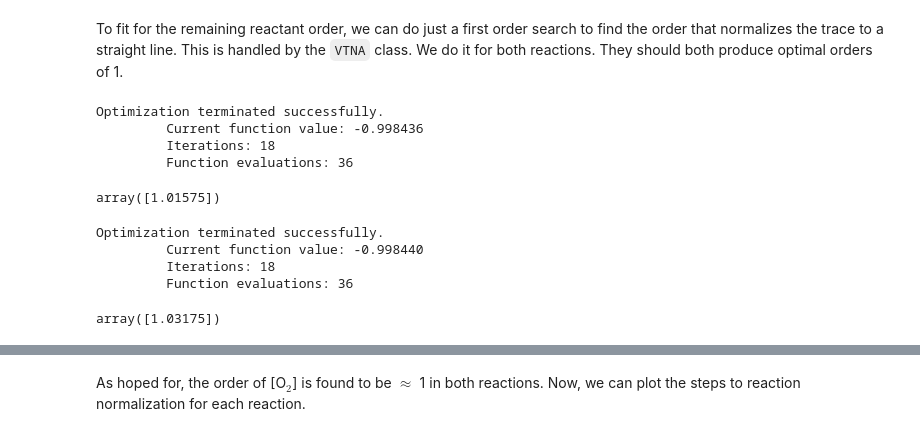
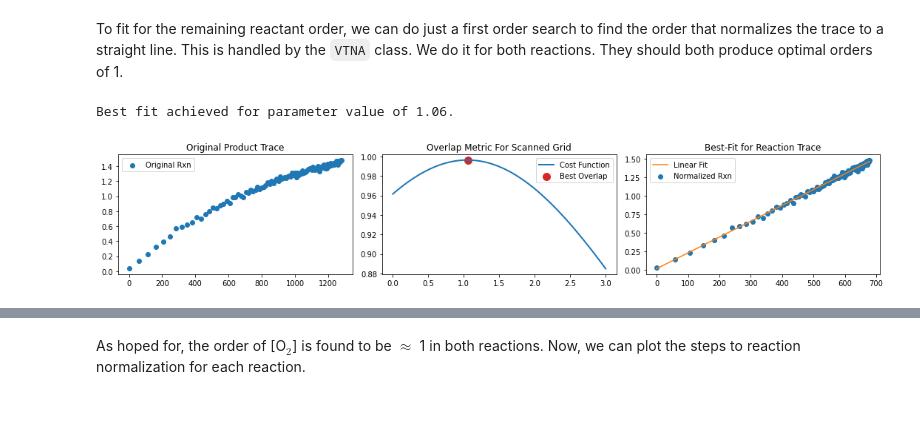
Before and after one commit to brettrhenderson/PyVTNA, a Jupyter notebook: notebooks/VTNA_Testing.ipynb, the cells around one changed output, grey strips where cells are left out. Drawn from its saved outputs; the diff is of its cells as text; code cells hidden in the pictures; blank space fills up the shorter version.

```diff
--- a/notebooks/VTNA_Testing.ipynb
+++ b/notebooks/VTNA_Testing.ipynb
@@ -82,26 +98,2 @@ t_norm_NO_b = normalize_time(time2, NO_b, 2)
 # %% [markdown]
 To fit for the remaining reactant order, we can do just a first order search to find the order that normalizes the trace to a straight line. This is handled by the `VTNA` class. We do it for both reactions. They should both produce optimal orders of 1.
-# %%
-VTNA_O2 = VTNA(t_norm_NO, NO2, O2)
-VTNA_O2.smooth_data(win=30, win_type='blackman')
-VTNA_O2.optimize(np.array([0]),
-                     method='nelder-mead',
-                     options={'xatol': 1e-2, 'fatol': 1e-5, 'disp': True})
-# %% [output]
-Optimization terminated successfully.
-         Current function value: -0.998436
-         Iterations: 18
-         Function evaluations: 36
-array([1.01575])
-# %%
-VTNA_O2_b = VTNA(t_norm_NO_b, NO2_b, O2_b)
-VTNA_O2_b.smooth_data(win=20, win_type='blackman')
-VTNA_O2_b.optimize(np.array([0]),
-                     method='nelder-mead',
-                     options={'xatol': 1e-2, 'fatol': 1e-5, 'disp': True})
-# %% [output]
-Optimization terminated successfully.
-         Current function value: -0.998440
-         Iterations: 18
-         Function evaluations: 36
-array([1.03175])
@@ -110,0 +100,8 @@ t_norm_NO_O2_b = normalize_time(t_norm_NO_b, O2_b, 1)
+# %%
+vtna_experiment.visualizer.reset_fig()
+handle_neg = lambda x: replace_neg(x, 0)
+
+o2_order, scores, f, slope = vtna_experiment.order_search_single_trace('rxn_1', 'NO2', 'O2', handle_neg=handle_neg)
+# %% [output]
+Best fit achieved for parameter value of 1.06.
+[figure, added]
```
Also changed, not shown: parts of 43 cells of this notebook, 7 other files.
